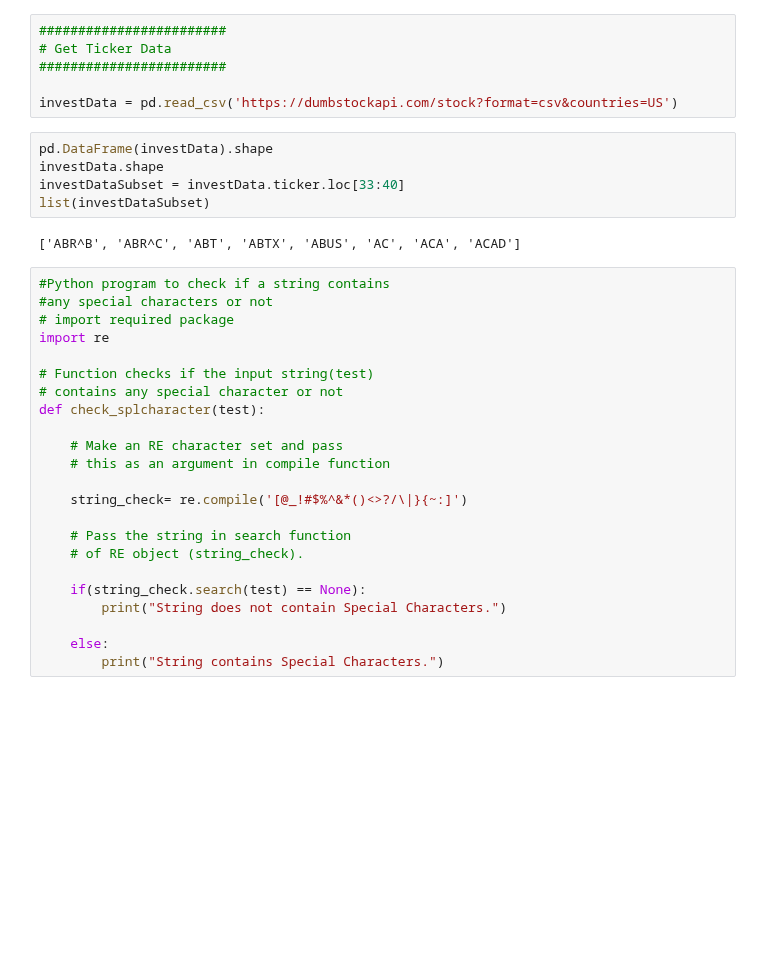
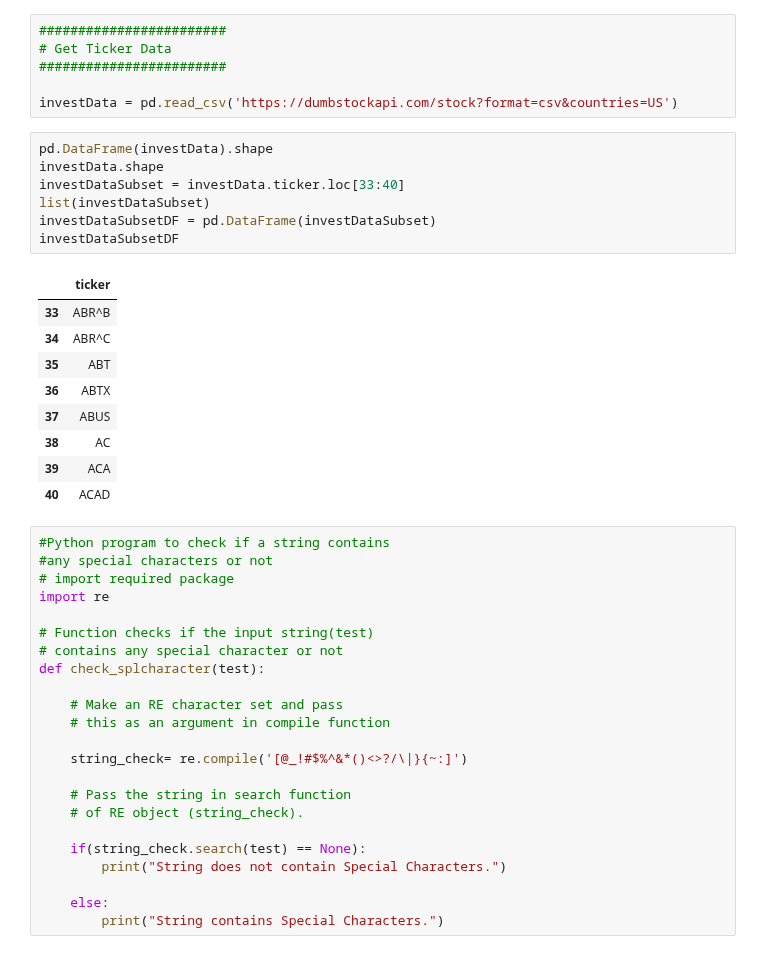
Before and after one commit to dcovarru/investmentsPython, a Jupyter notebook: investments.ipynb, the cells around one changed output. Cells and saved outputs as stored; diff of their text form; blank space fills up the shorter version.

```diff
--- a/investments.ipynb
+++ b/investments.ipynb
@@ -44,10 +44,20 @@ investData = pd.read_csv('https://dumbstockapi.com/stock?format=csv&countries=US
 # %%
 pd.DataFrame(investData).shape
 investData.shape
 investDataSubset = investData.ticker.loc[33:40]
 list(investDataSubset)
+investDataSubsetDF = pd.DataFrame(investDataSubset)
+investDataSubsetDF
 # %% [output]
-['ABR^B', 'ABR^C', 'ABT', 'ABTX', 'ABUS', 'AC', 'ACA', 'ACAD']
+|  | ticker |
+| 33 | ABR^B |
+| 34 | ABR^C |
+| 35 | ABT |
+| 36 | ABTX |
+| 37 | ABUS |
+| 38 | AC |
+| 39 | ACA |
+| 40 | ACAD |
 # %%
 #Python program to check if a string contains
 #any special characters or not
```
Also changed, not shown: parts of 4 cells of this notebook.
